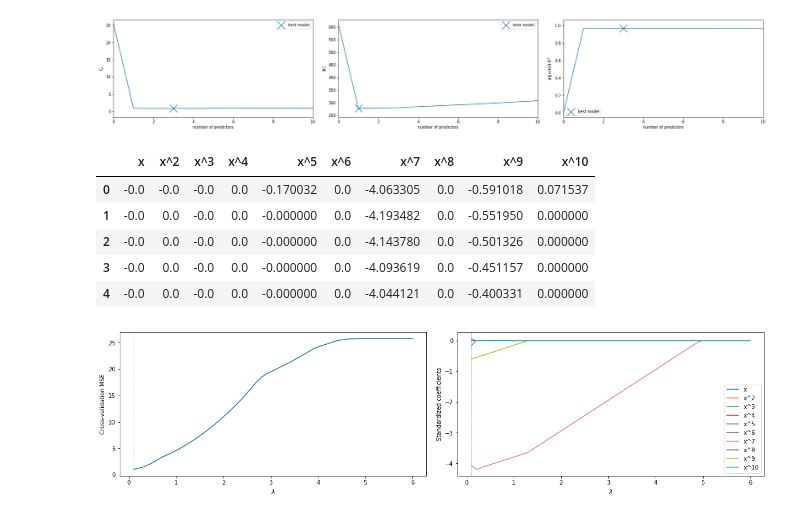
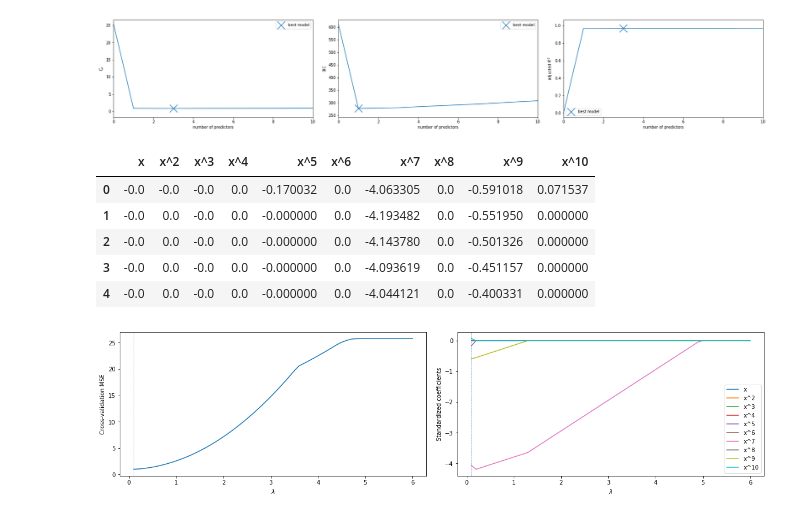
Before and after one commit to HerrBroekman/Python-solutions-for-An-Introduction-to-Statistical-Learning, a Jupyter notebook: Chapter6/Exercise08/6_8.ipynb, the cells around one changed output. Drawn from its saved outputs; the diff is of its cells as text; code cells hidden in the pictures.

```diff
--- a/Chapter6/Exercise08/6_8.ipynb
+++ b/Chapter6/Exercise08/6_8.ipynb
@@ -346,9 +346,7 @@ _ = ax3.legend()
     <i>Now fit a lasso model to the simulated data, again using $X, X^2, \ldots, X^{10}$ as predictors. Use cross-validation to select the optimal value of $\lambda$. Create plots of the cross-validation error as a function of $\lambda$. Report the resulting coefficient estimates, and discuss the results obtained.</i>
 </blockquote>
 # %%
-columns = df_x.columns.tolist()
-df_x_standardized = pd.DataFrame(preprocessing.scale(df_x), columns=columns)
-df_x_standardized.drop('Intercept', axis=1, inplace=True)
+df_x_noIntercept = df_x.drop('Intercept', axis=1, inplace=False)
 
 loocv = LeaveOneOut() # leave-one-out cross-validation
 stop = 3.5
@@ -359,19 +357,25 @@ mse_arr = np.empty(shape=lambda_arr.shape)
 coef_arr = np.zeros(shape=(lambda_arr.shape[0], p))
 for index, lambda_ in enumerate(lambda_arr):
     MSE = 0
-    for train_index, test_index in loocv.split(df_x_standardized):
-        df_x_train, df_x_test = df_x_standardized.iloc[train_index], df_x_standardized.iloc[test_index]
+    for train_index, test_index in loocv.split(df_x_noIntercept):
+        df_x_train, df_x_test = df_x_noIntercept.iloc[train_index], df_x_noIntercept.iloc[test_index]
         df_y_train, df_y_test = df_y.iloc[train_index], df_y.iloc[test_index]
 
+        scaler = StandardScaler()
+        x_train = scaler.fit_transform(df_x_train)
+
         model = Lasso(alpha=lambda_)
-        _ = model.fit(df_x_train, df_y_train)
-        Y_pred = model.predict(df_x_test)
+        _ = model.fit(x_train, df_y_train)
+
+        x_test = scaler.transform(df_x_test)
+        Y_pred = model.predict(x_test)
         MSE += (df_y_test.iloc[0, 0] - Y_pred[0])**2
 
     mse_arr[index] = MSE / n
 
+    scaler = StandardScaler()
     model = Lasso(alpha=lambda_)
-    _ = model.fit(df_x_standardized, df_y) # fit with full data set
+    _ = model.fit(scaler.fit_transform(df_x_noIntercept), df_y) # fit with full data set
     coef_arr[index] = model.coef_
 
 df_lasso_results = pd.DataFrame({
@@ -380,7 +384,7 @@ df_lasso_results = pd.DataFrame({
 })
 lambda_min_mse = df_lasso_results.loc[df_lasso_results['MSE'].idxmin()].loc['lambda']
 
-columns.remove('Intercept')
+columns = df_x_noIntercept.columns
 df_coef = pd.DataFrame(coef_arr, columns=columns)
 df_coef.head()
 
@@ -510,7 +514,6 @@ _ = ax3.legend()
 [figure]
 # %%
 # lasso model
-columns = df_x.columns.tolist()
 loocv = LeaveOneOut() # leave-one-out cross-validation
 stop = 6
 num = 60
@@ -520,19 +523,25 @@ mse_arr = np.empty(shape=lambda_arr.shape)
 coef_arr = np.zeros(shape=(lambda_arr.shape[0], p))
 for index, lambda_ in enumerate(lambda_arr):
     MSE = 0
-    for train_index, test_index in loocv.split(df_x_standardized):
-        df_x_train, df_x_test = df_x_standardized.iloc[train_index], df_x_standardized.iloc[test_index]
+    for train_index, test_index in loocv.split(df_x_noIntercept):
+        df_x_train, df_x_test = df_x_noIntercept.iloc[train_index], df_x_noIntercept.iloc[test_index]
         df_y_train, df_y_test = df_y.iloc[train_index], df_y.iloc[test_index]
 
+        scaler = StandardScaler()
+        x_train = scaler.fit_transform(df_x_train)
+
         model = Lasso(alpha=lambda_)
-        _ = model.fit(df_x_train, df_y_train)
-        Y_pred = model.predict(df_x_test)
+        _ = model.fit(x_train, df_y_train)
+
+        x_test = scaler.transform(df_x_test)
+        Y_pred = model.predict(x_test)
         MSE += (df_y_test.iloc[0, 0] - Y_pred[0])**2
 
     mse_arr[index] = MSE / n
 
+    scaler = StandardScaler()
     model = Lasso(alpha=lambda_)
-    _ = model.fit(df_x_standardized, df_y) # fit with full data set
+    _ = model.fit(scaler.fit_transform(df_x_noIntercept), df_y) # fit with full data set
     coef_arr[index] = model.coef_
 
 df_lasso_results = pd.DataFrame({
@@ -540,32 +549,31 @@ df_lasso_results = pd.DataFrame({
     'MSE': mse_arr,
 })
 lambda_min_mse = df_lasso_results.loc[df_lasso_results['MSE'].idxmin()].loc['lambda']
 
-columns.remove('Intercept')
 df_coef = pd.DataFrame(coef_arr, columns=columns)
 df_coef.head()
 
 numberOfSubplots = 2
 fig, [ax1, ax2] = plt.subplots(1, numberOfSubplots, constrained_layout=True, figsize=(8*numberOfSubplots, 4))
 
 _ = df_lasso_results.plot(x='lambda', y='MSE', ax=ax1, legend=None)
 _ = ax1.axvline(x=lambda_min_mse, linestyle='dashed', linewidth=0.5)
 _ = ax1.set_ylabel('Cross-validation MSE')
 _ = ax1.set_xlabel(r'$\lambda$')
 
 for column in columns:
     _ = ax2.plot(df_lasso_results['lambda'], df_coef[column], label=column)
     _ = ax2.set_ylabel('Standardized coefficients')
     _ = ax2.set_xlabel(r'$\lambda$')
 
 _ = ax2.axvline(x=lambda_min_mse, linestyle='dashed', linewidth=0.5)
 _ = ax2.legend(loc='lower right')
 _ = ax1.set_xlim(ax2.get_xlim())
 # %% [output]
 |  | x | x^2 | x^3 | x^4 | x^5 | x^6 | x^7 | x^8 | x^9 | x^10 |
 | 0 | -0.0 | -0.0 | -0.0 | 0.0 | -0.170032 | 0.0 | -4.063305 | 0.0 | -0.591018 | 0.071537 |
 | 1 | -0.0 | 0.0 | -0.0 | 0.0 | -0.000000 | 0.0 | -4.193482 | 0.0 | -0.551950 | 0.000000 |
 | 2 | -0.0 | 0.0 | -0.0 | 0.0 | -0.000000 | 0.0 | -4.143780 | 0.0 | -0.501326 | 0.000000 |
 | 3 | -0.0 | 0.0 | -0.0 | 0.0 | -0.000000 | 0.0 | -4.093619 | 0.0 | -0.451157 | 0.000000 |
 | 4 | -0.0 | 0.0 | -0.0 | 0.0 | -0.000000 | 0.0 | -4.044121 | 0.0 | -0.400331 | 0.000000 |
-[figure, old version]
+[figure, new version]
```
Also changed, not shown: parts of 2 cells of this notebook.
